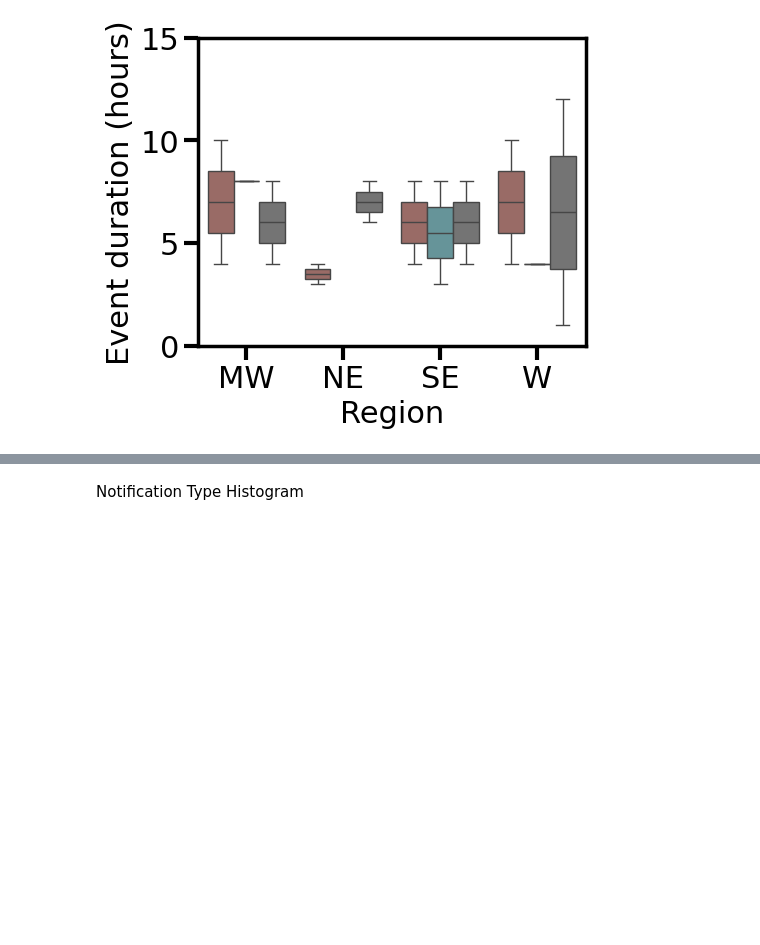
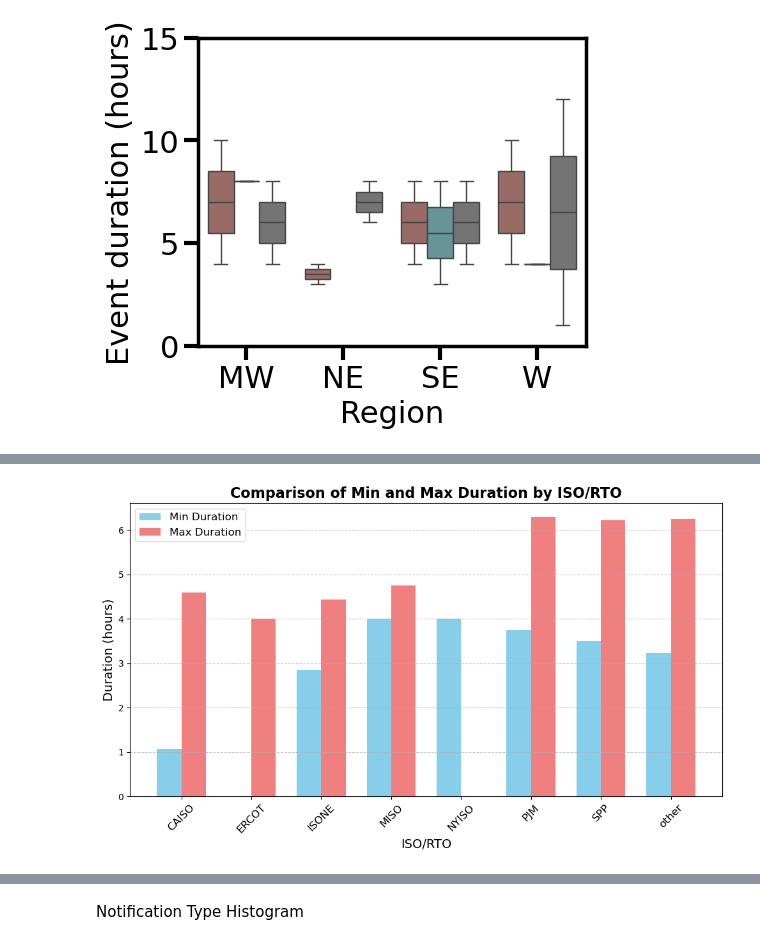
Before and after one commit to we3lab/dr-programs, a Jupyter notebook: analysis/surge_data_analysis.ipynb, the cells around one changed output, grey strips where cells are left out. Saved outputs shown, nothing was run; the diff lists cells and outputs as text; code cells hidden in the pictures; blank space fills up the shorter version.

```diff
--- a/analysis/surge_data_analysis.ipynb
+++ b/analysis/surge_data_analysis.ipynb
@@ -721,0 +708,33 @@ findfont: Font family 'Arial' not found.
+# %%
+import pandas as pd
+import matplotlib.pyplot as plt
+import numpy as np
+
+# Group the data by 'iso/rto' and calculate the mean of 'min_dur' and 'max_dur'
+grouped_data = data.groupby('iso/rto')[['min_dur', 'max_dur']].mean().reset_index()
+
+# Set the positions and width for the bars
+x = np.arange(len(grouped_data['iso/rto']))  # the label locations
+width = 0.35  # the width of the bars
+
+# Create the plot
+fig, ax = plt.subplots(figsize=(10, 6))
+bars1 = ax.bar(x - width/2, grouped_data['min_dur'], width, label='Min Duration', color='skyblue')
+bars2 = ax.bar(x + width/2, grouped_data['max_dur'], width, label='Max Duration', color='lightcoral')
+
+# Add labels, title, and custom x-axis tick labels
+ax.set_xlabel('ISO/RTO', fontsize=14)
+ax.set_ylabel('Duration (hours)', fontsize=14)
+ax.set_title('Comparison of Min and Max Duration by ISO/RTO', fontsize=16, fontweight='bold')
+ax.set_xticks(x)
+ax.set_xticklabels(grouped_data['iso/rto'], rotation=45, fontsize=12)
+ax.legend(fontsize=12)
+
+# Add gridlines for better readability
+ax.grid(axis='y', linestyle='--', alpha=0.7)
+
+# Show the plot
+plt.tight_layout()
+plt.show()
+# %% [output]
+[figure, added]
```
Also changed, not shown: parts of 10 cells of this notebook, 3 other files.
